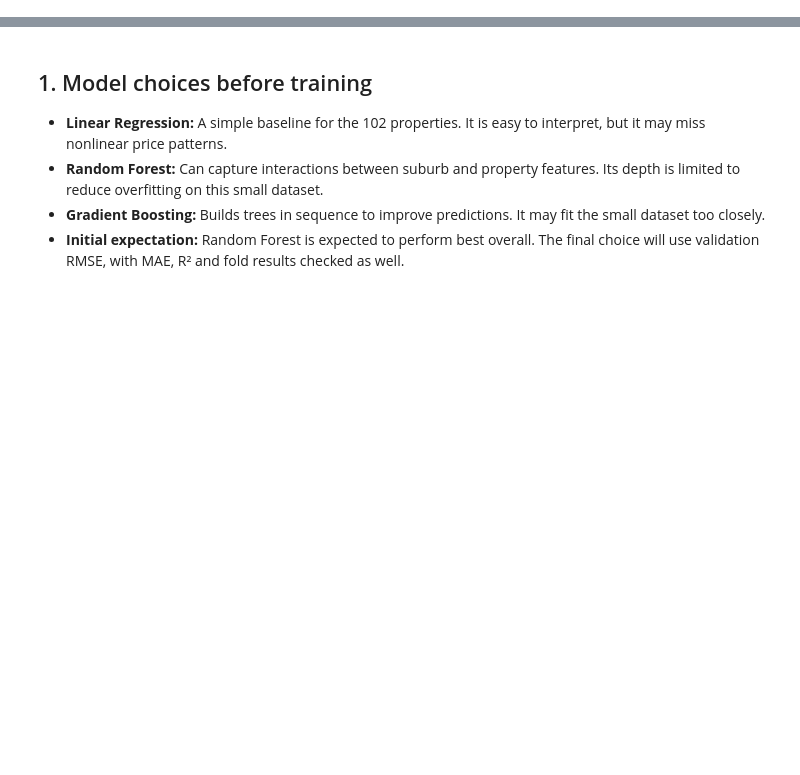
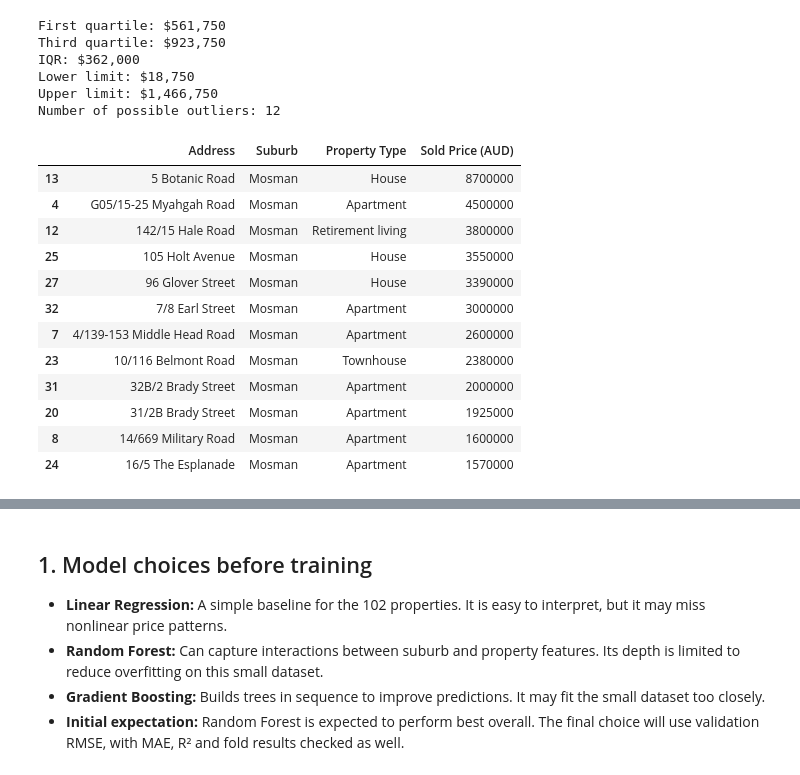
Before and after one commit to riddhisharma1525-lab/sydney-house-price-predictor, a Jupyter notebook: syd_house_price.ipynb, the cells around one changed output, grey strips where cells are left out. Cells and saved outputs as stored; diff of their text form; code cells hidden in the pictures; blank space fills up the shorter version.

```diff
--- a/syd_house_price.ipynb
+++ b/syd_house_price.ipynb
@@ -8,0 +195,55 @@
+# %%
+# Calculate the IQR outlier limits.
+q1 = df[TARGET].quantile(0.25)
+q3 = df[TARGET].quantile(0.75)
+iqr = q3 - q1
+
+lower_limit = q1 - (1.5 * iqr)
+upper_limit = q3 + (1.5 * iqr)
+
+# Select properties outside the limits.
+price_outliers = df[
+    (df[TARGET] < lower_limit) |
+    (df[TARGET] > upper_limit)
+].copy()
+
+price_outliers = price_outliers[
+    [
+        "Address",
+        "Suburb",
+        "Property Type",
+        TARGET
+    ]
+].sort_values(
+    TARGET,
+    ascending=False
+)
+
+print(f"First quartile: ${q1:,.0f}")
+print(f"Third quartile: ${q3:,.0f}")
+print(f"IQR: ${iqr:,.0f}")
+print(f"Lower limit: ${lower_limit:,.0f}")
+print(f"Upper limit: ${upper_limit:,.0f}")
+print("Number of possible outliers:", len(price_outliers))
+
+display(price_outliers)
+# %% [output]
+First quartile: $561,750
+Third quartile: $923,750
+IQR: $362,000
+Lower limit: $18,750
+Upper limit: $1,466,750
+Number of possible outliers: 12
+|  | Address | Suburb | Property Type | Sold Price (AUD) |
+| 13 | 5 Botanic Road | Mosman | House | 8700000 |
+| 4 | G05/15-25 Myahgah Road | Mosman | Apartment | 4500000 |
+| 12 | 142/15 Hale Road | Mosman | Retirement living | 3800000 |
+| 25 | 105 Holt Avenue | Mosman | House | 3550000 |
+| 27 | 96 Glover Street | Mosman | House | 3390000 |
+| 32 | 7/8 Earl Street | Mosman | Apartment | 3000000 |
+| 7 | 4/139-153 Middle Head Road | Mosman | Apartment | 2600000 |
+| 23 | 10/116 Belmont Road | Mosman | Townhouse | 2380000 |
+| 31 | 32B/2 Brady Street | Mosman | Apartment | 2000000 |
+| 20 | 31/2B Brady Street | Mosman | Apartment | 1925000 |
+| 8 | 14/669 Military Road | Mosman | Apartment | 1600000 |
+| 24 | 16/5 The Esplanade | Mosman | Apartment | 1570000 |
```
Also changed, not shown: parts of 15 cells of this notebook.
